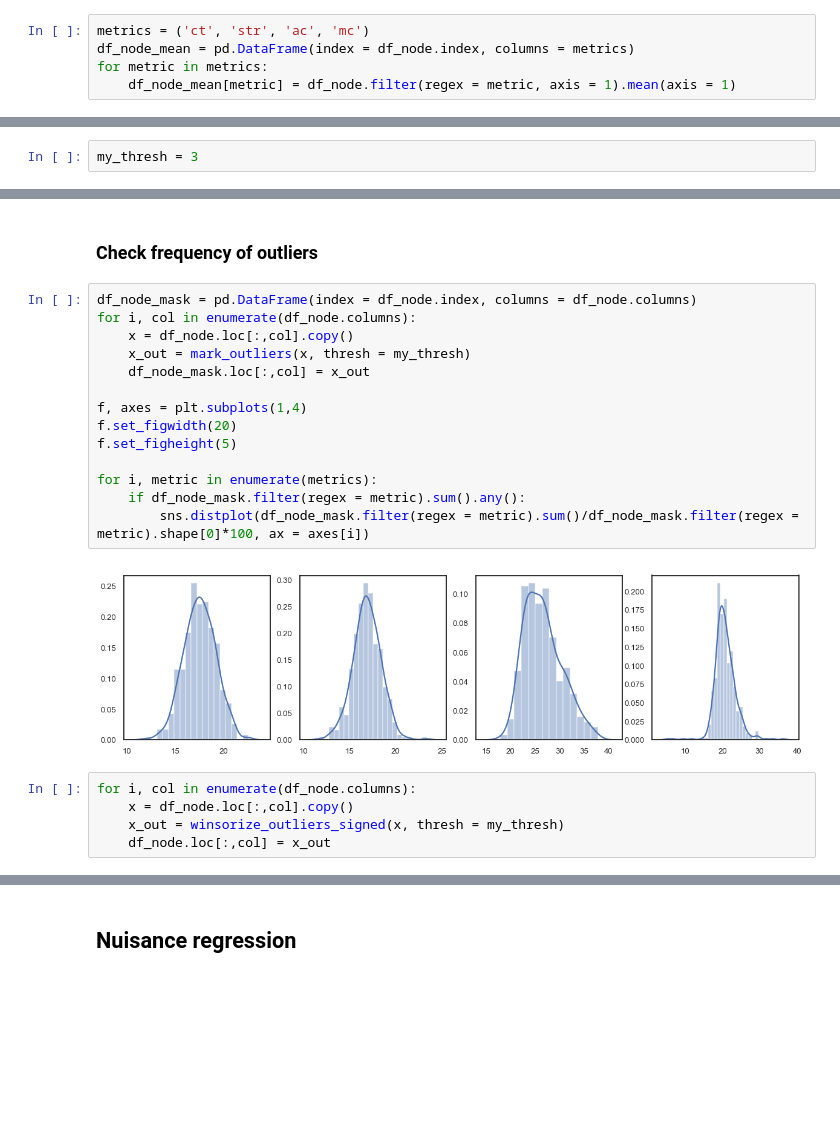
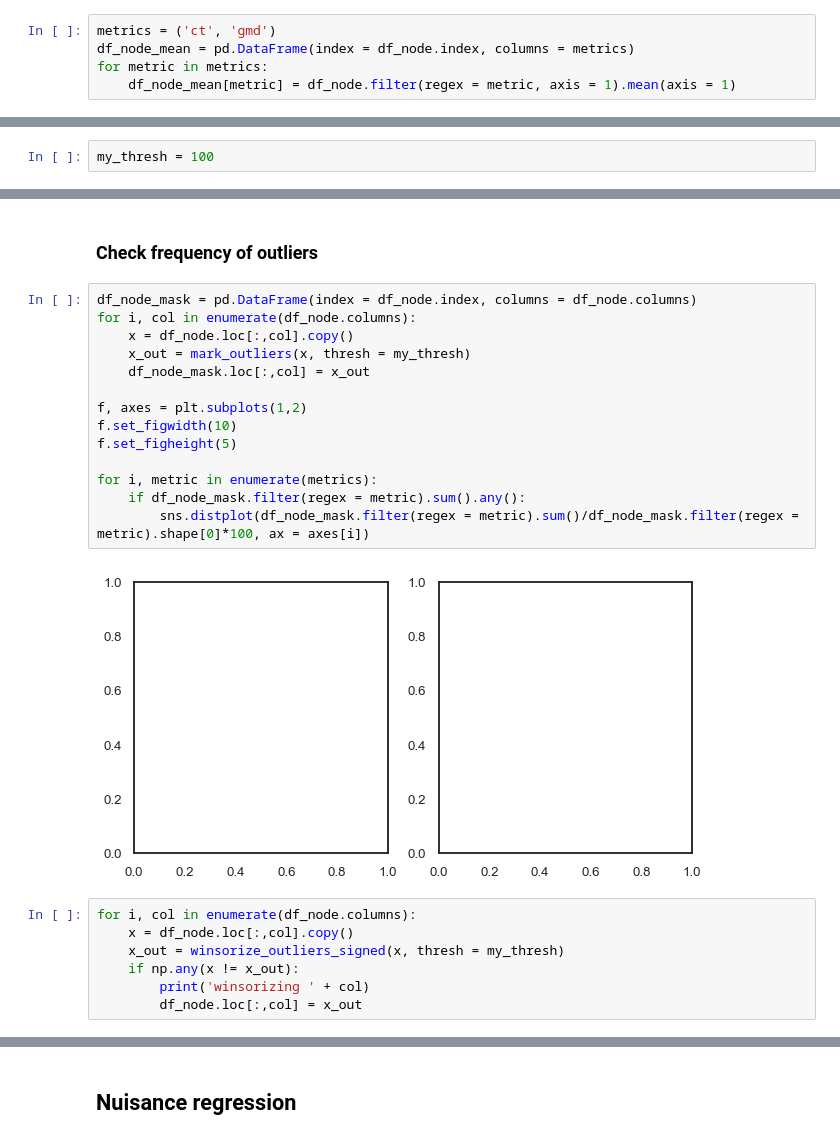
Before and after one commit to lindenmp/normative_neurodev_cs_t1, a Jupyter notebook: code/clean_node_metrics.ipynb, the cells around one changed output, grey strips where cells are left out. Drawn from its saved outputs; the diff is of its cells as text; blank space fills up the shorter version.

Commit message:
Updated to remove diffusion based metrics and include gray matter density

```diff
--- a/code/clean_node_metrics.ipynb
+++ b/code/clean_node_metrics.ipynb
@@ -77,5 +66,5 @@ f.ax_joint.collections[0].set_alpha(0)
 # %%
-metrics = ('ct', 'str', 'ac', 'mc')
+metrics = ('ct', 'gmd')
 df_node_mean = pd.DataFrame(index = df_node.index, columns = metrics)
 for metric in metrics:
     df_node_mean[metric] = df_node.filter(regex = metric, axis = 1).mean(axis = 1)
@@ -118,5 +89,5 @@ f.ax_joint.collections[0].set_alpha(0)
 # %%
-my_thresh = 3
+my_thresh = 100
 # %%
 for metric in metrics:
     x = df_node_mean.loc[:,metric].copy()
@@ -136,24 +105,26 @@ Note, results are unaffected by setting my_thresh to 4,5, or 6
 # %%
 df_node_mask = pd.DataFrame(index = df_node.index, columns = df_node.columns)
 for i, col in enumerate(df_node.columns):
     x = df_node.loc[:,col].copy()
     x_out = mark_outliers(x, thresh = my_thresh)
     df_node_mask.loc[:,col] = x_out
 
-f, axes = plt.subplots(1,4)
-f.set_figwidth(20)
+f, axes = plt.subplots(1,2)
+f.set_figwidth(10)
 f.set_figheight(5)
 
 for i, metric in enumerate(metrics):
     if df_node_mask.filter(regex = metric).sum().any():
         sns.distplot(df_node_mask.filter(regex = metric).sum()/df_node_mask.filter(regex = metric).shape[0]*100, ax = axes[i])
 # %% [output]
-[figure, old version]
+[figure, new version]
 # %%
 for i, col in enumerate(df_node.columns):
     x = df_node.loc[:,col].copy()
     x_out = winsorize_outliers_signed(x, thresh = my_thresh)
-    df_node.loc[:,col] = x_out
+    if np.any(x != x_out):
+        print('winsorizing ' + col)
+        df_node.loc[:,col] = x_out
 # %%
 my_str = os.environ['MODELDIR'].split('/')[-1]
 my_str = my_str.split('_')[-1]
```
Also changed, not shown: parts of 24 cells of this notebook, 1 other file.
